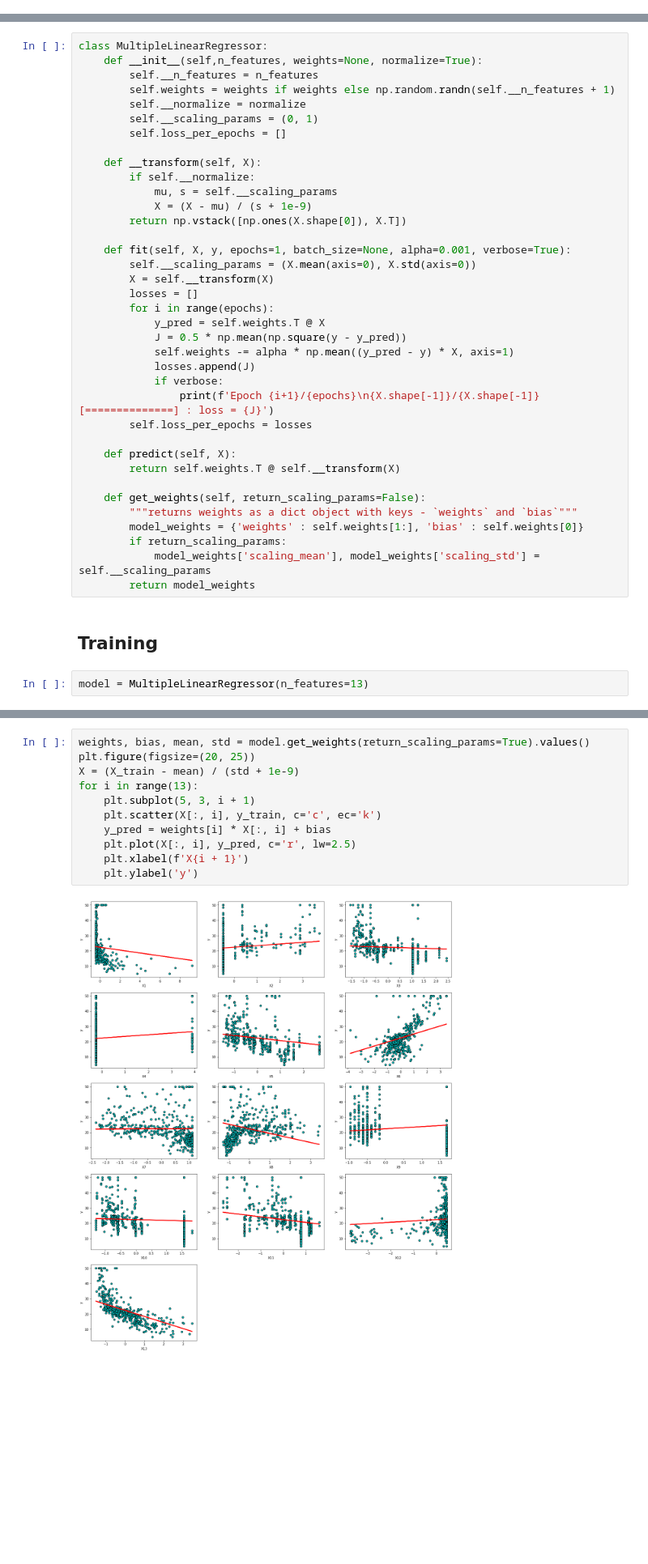
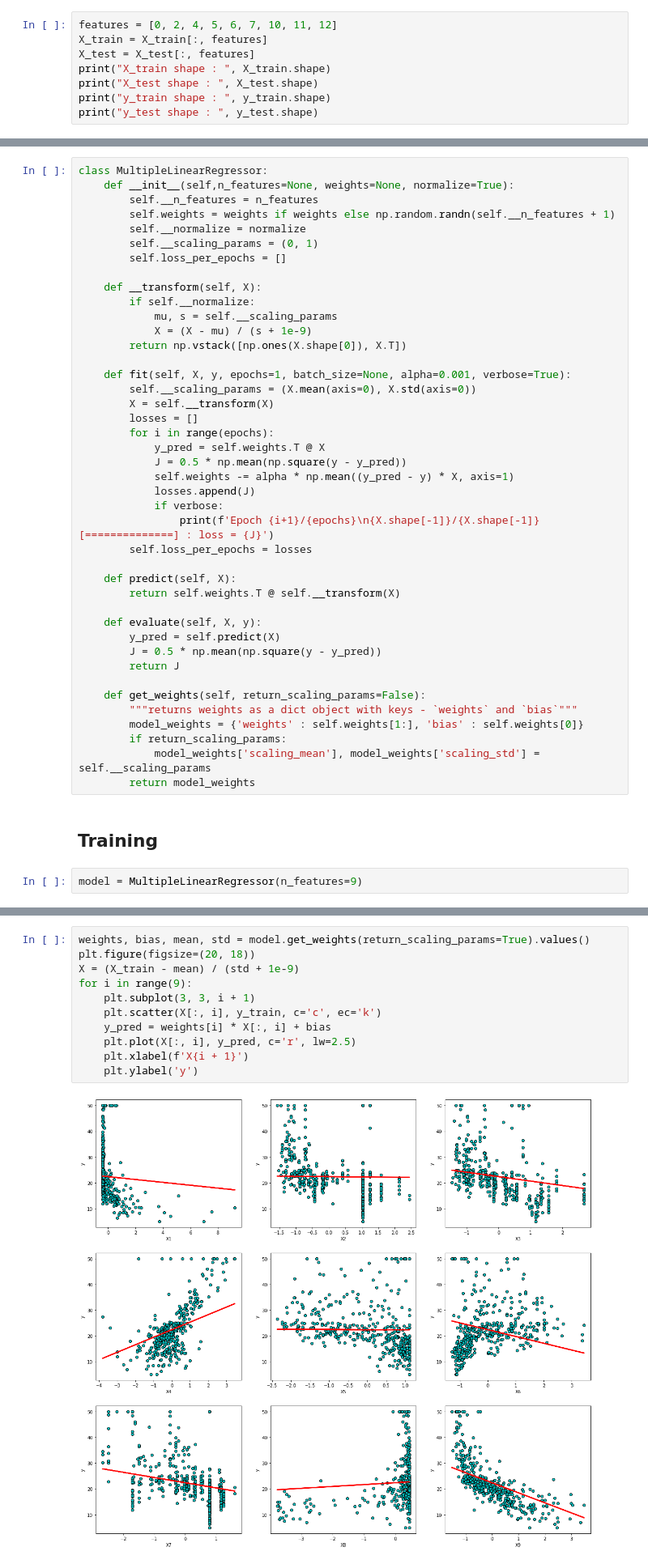
Before and after one commit to Suraj1199/DLfromScratch, a Jupyter notebook: Multivariate_Linear_Regression.ipynb, the cells around one changed output, grey strips where cells are left out. Shown at 81% size. Saved outputs shown, nothing was run; the diff lists cells and outputs as text; blank space fills up the shorter version.

```diff
--- a/Multivariate_Linear_Regression.ipynb
+++ b/Multivariate_Linear_Regression.ipynb
@@ -34,0 +35,8 @@ for i in range(13):
+# %%
+features = [0, 2, 4, 5, 6, 7, 10, 11, 12]
+X_train = X_train[:, features]
+X_test = X_test[:, features]
+print("X_train shape : ", X_train.shape)
+print("X_test shape : ", X_test.shape)
+print("y_train shape : ", y_train.shape)
+print("y_test shape : ", y_test.shape)
@@ -35,6 +50,6 @@ for i in range(13):
 # %%
 class MultipleLinearRegressor:
-    def __init__(self,n_features, weights=None, normalize=True):
+    def __init__(self,n_features=None, weights=None, normalize=True):
         self.__n_features = n_features
         self.weights = weights if weights else np.random.randn(self.__n_features + 1)
         self.__normalize = normalize
@@ -63,6 +78,11 @@ class MultipleLinearRegressor:
     def predict(self, X):
         return self.weights.T @ self.__transform(X)
 
+    def evaluate(self, X, y):
+        y_pred = self.predict(X)
+        J = 0.5 * np.mean(np.square(y - y_pred))
+        return J
+
     def get_weights(self, return_scaling_params=False):
         """returns weights as a dict object with keys - `weights` and `bias`"""
         model_weights = {'weights' : self.weights[1:], 'bias' : self.weights[0]}
@@ -72,7 +92,7 @@ class MultipleLinearRegressor:
 # %% [markdown]
 ## Training
 # %%
-model = MultipleLinearRegressor(n_features=13)
+model = MultipleLinearRegressor(n_features=9)
 # %%
 model.fit(X_train, y_train, epochs=200, alpha=0.05)
 # %% [output]
@@ -126,15 +146,15 @@ plt.legend(loc='best')
 # %%
 weights, bias, mean, std = model.get_weights(return_scaling_params=True).values()
-plt.figure(figsize=(20, 25))
+plt.figure(figsize=(20, 18))
 X = (X_train - mean) / (std + 1e-9)
-for i in range(13):
-    plt.subplot(5, 3, i + 1)
+for i in range(9):
+    plt.subplot(3, 3, i + 1)
     plt.scatter(X[:, i], y_train, c='c', ec='k')
     y_pred = weights[i] * X[:, i] + bias
     plt.plot(X[:, i], y_pred, c='r', lw=2.5)
     plt.xlabel(f'X{i + 1}')
     plt.ylabel('y')
 # %% [output]
-[figure, old version]
+[figure, new version]
 # %% [markdown]
 ## Evaluation
```
Also changed, not shown: parts of 13 cells of this notebook.
